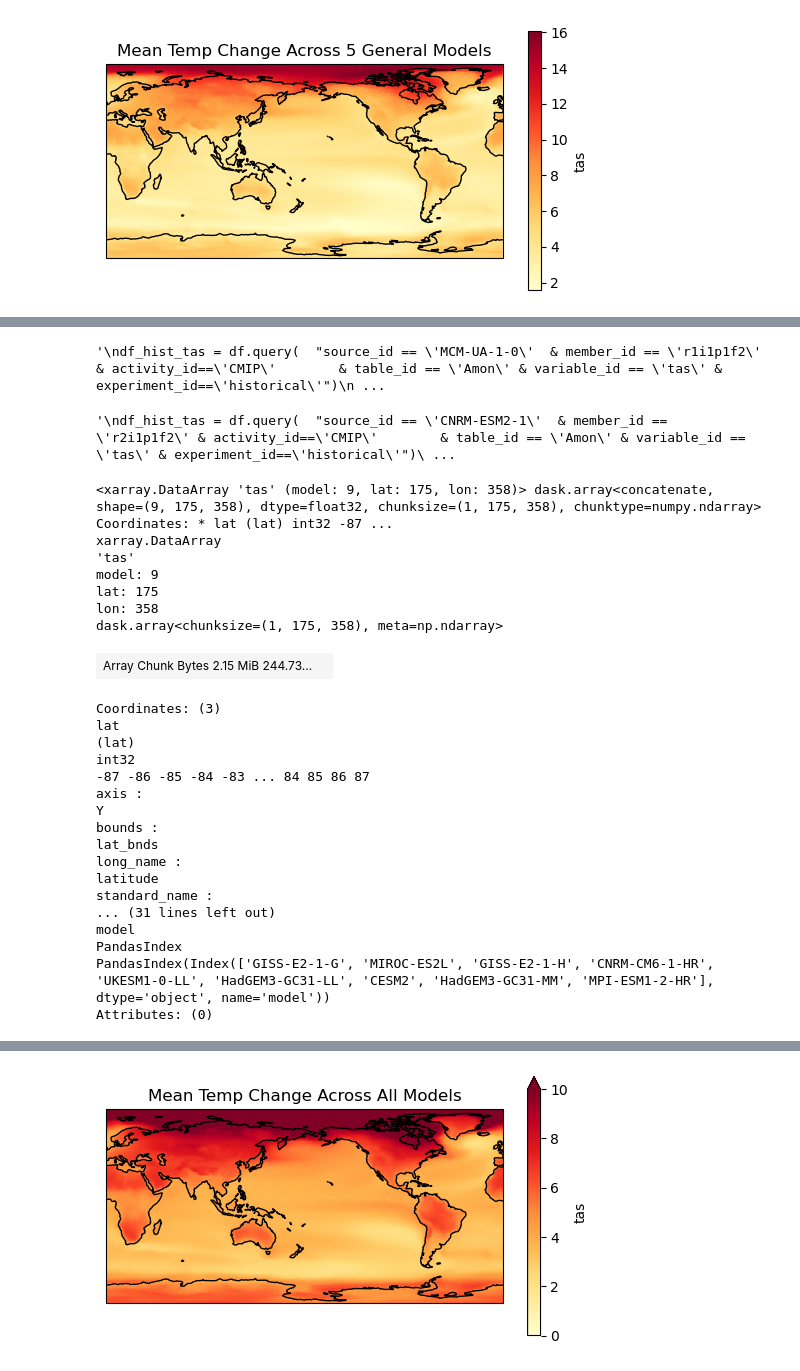
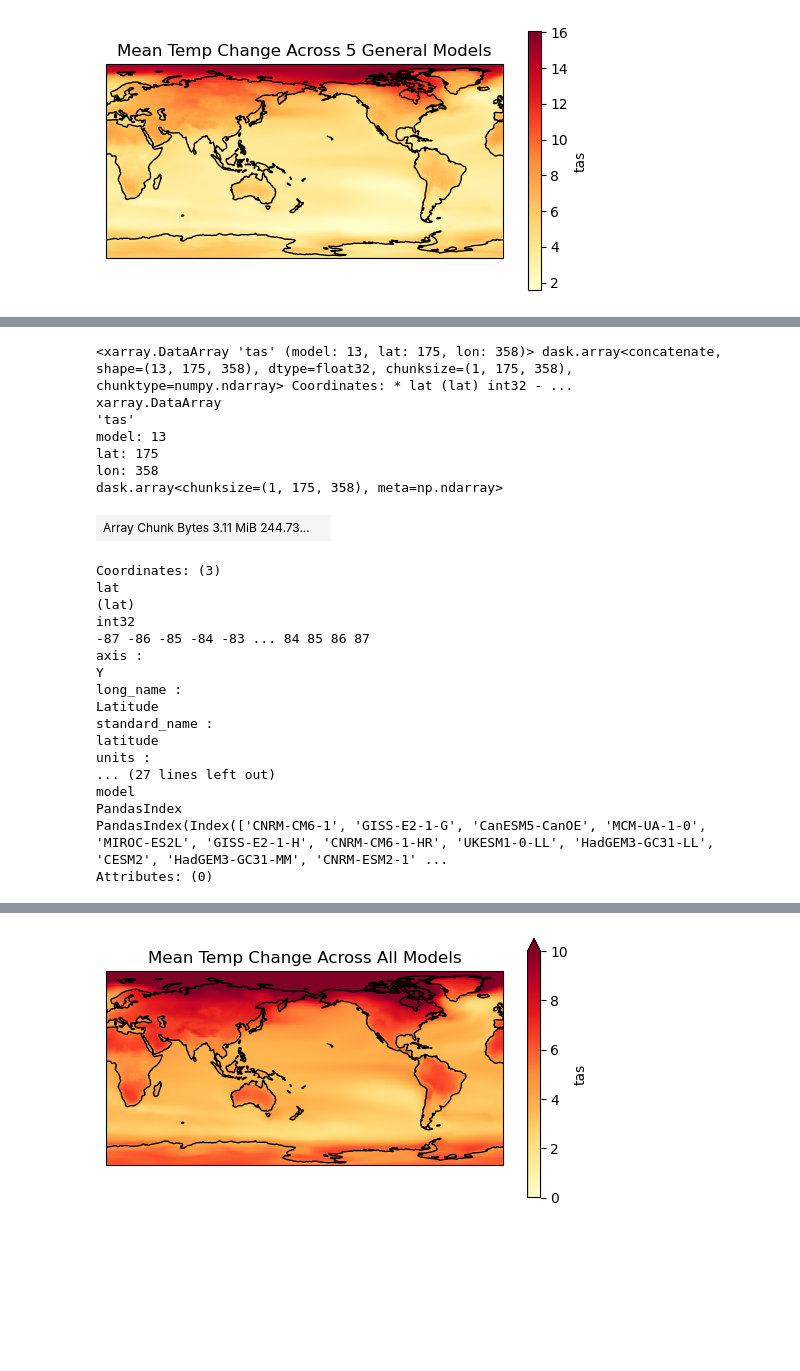
Before and after one commit to jinnayoon/cmip6-tempchangeproj, a Jupyter notebook: regional_temp_ssp585.ipynb, the cells around one changed output, grey strips where cells are left out. Saved outputs shown, nothing was run; the diff lists cells and outputs as text; code cells hidden in the pictures; blank space fills up the shorter version.

```diff
--- a/regional_temp_ssp585.ipynb
+++ b/regional_temp_ssp585.ipynb
@@ -339,12 +312,12 @@ ds_12_models_list.append(ds_interp)
 # %%
 #query to individual model
-"""
-df_hist_tas = df.query(  "source_id == 'MCM-UA-1-0'  & member_id == 'r1i1p1f2' & activity_id=='CMIP'        & table_id == 'Amon' & variable_id == 'tas' & experiment_id=='historical'")
-df_ssp585_tas = df.query("source_id == 'MCM-UA-1-0' & member_id == 'r1i1p1f2' & activity_id=='ScenarioMIP' & table_id == 'Amon' & variable_id == 'tas' & experiment_id=='ssp585'")
+df_hist_tas = df.query(  "source_id == 'MCM-UA-1-0'  & member_id == 'r1i1p1f2'"
+                       "& activity_id=='CMIP'        & table_id == 'Amon' & variable_id == 'tas' & experiment_id=='historical'")
+df_ssp585_tas = df.query("source_id == 'MCM-UA-1-0' & member_id == 'r1i1p1f2'"
+                         "& activity_id=='ScenarioMIP' & table_id == 'Amon' & variable_id == 'tas' & experiment_id=='ssp585'")
 #load in data into dataset
 ds_hist_tas   =load_zarr_dset(df_hist_tas)
 ds_ssp585_tas =load_zarr_dset(df_ssp585_tas)
-#concat data
 #rename latitude and longitude to lat/lon for consistency
 ds_hist_tas = ds_hist_tas.rename({'latitude': 'lat', 'longitude': 'lon'})
 ds_ssp585_tas = ds_ssp585_tas.rename({'latitude': 'lat', 'longitude': 'lon'})
@@ -354,9 +327,5 @@ ssp585_tas= ds_ssp585_tas.tas.sel(time=slice('2089','2099'))
 dtas = ssp585_tas.mean('time')-hist_tas.mean('time')
 ds_interp = dtas.interp(lat = new_lats, lon = new_lons)
 ds_interp= ds_interp.assign_coords(model = ds_hist_tas.source_id)
-#print(ds_interp)
-ds_12_models_list.append(ds_interp)
-"""
+ds_list_2.append(ds_interp)
-# %% [output]
-'\ndf_hist_tas = df.query(  "source_id == \'MCM-UA-1-0\'  & member_id == \'r1i1p1f2\' & activity_id==\'CMIP\'        & table_id == \'Amon\' & variable_id == \'tas\' & experiment_id==\'historical\'")\n ...
 # %%
@@ -432,6 +406,8 @@ ds_12_models_list.append(ds_interp)
 # %%
-df_hist_tas = df.query(  "source_id == 'CESM2'  & member_id == 'r4i1p1f1' & activity_id=='CMIP'        & table_id == 'Amon' & variable_id == 'tas' & experiment_id=='historical'")
-df_ssp585_tas = df.query("source_id == 'CESM2'  & member_id == 'r4i1p1f1' & activity_id=='ScenarioMIP' & table_id == 'Amon' & variable_id == 'tas' & experiment_id=='ssp585'")
+df_hist_tas = df.query(  "source_id == 'CESM2'  & member_id == 'r4i1p1f1'"
+                       "& activity_id=='CMIP'        & table_id == 'Amon' & variable_id == 'tas' & experiment_id=='historical'")
+df_ssp585_tas = df.query("source_id == 'CESM2'  & member_id == 'r4i1p1f1'"
+                         "& activity_id=='ScenarioMIP' & table_id == 'Amon' & variable_id == 'tas' & experiment_id=='ssp585'")
 #load in data into dataset
 ds_hist_tas   =load_zarr_dset(df_hist_tas)
 ds_ssp585_tas =load_zarr_dset(df_ssp585_tas)
@@ -441,11 +417,12 @@ ssp585_tas= ds_ssp585_tas.tas.sel(time=slice('2089','2099'))
 dtas = ssp585_tas.mean('time')-hist_tas.mean('time')
 ds_interp = dtas.interp(lat = new_lats, lon = new_lons)
 ds_interp= ds_interp.assign_coords(model = ds_hist_tas.source_id)
-#print(ds_interp)
-ds_12_models_list.append(ds_interp)
+ds_list_2.append(ds_interp)
 # %%
-df_hist_tas = df.query(  "source_id == 'HadGEM3-GC31-MM'  & member_id == 'r1i1p1f3' & activity_id=='CMIP'        & table_id == 'Amon' & variable_id == 'tas' & experiment_id=='historical'")
-df_ssp585_tas = df.query("source_id == 'HadGEM3-GC31-MM'  & member_id == 'r1i1p1f3' & activity_id=='ScenarioMIP' & table_id == 'Amon' & variable_id == 'tas' & experiment_id=='ssp585'")
+df_hist_tas = df.query(  "source_id == 'HadGEM3-GC31-MM'  & member_id == 'r1i1p1f3'"
+                       "& activity_id=='CMIP'        & table_id == 'Amon' & variable_id == 'tas' & experiment_id=='historical'")
+df_ssp585_tas = df.query("source_id == 'HadGEM3-GC31-MM'  & member_id == 'r1i1p1f3'"
+                         "& activity_id=='ScenarioMIP' & table_id == 'Amon' & variable_id == 'tas' & experiment_id=='ssp585'")
 ds_hist_tas   =load_zarr_dset(df_hist_tas)
 ds_ssp585_tas =load_zarr_dset(df_ssp585_tas)
 #slicing and taking diff
@@ -454,12 +431,12 @@ ssp585_tas= ds_ssp585_tas.tas.sel(time=slice('2089','2099'))
 dtas = ssp585_tas.mean('time')-hist_tas.mean('time')
 ds_interp = dtas.interp(lat = new_lats, lon = new_lons)
 ds_interp= ds_interp.assign_coords(model = ds_hist_tas.source_id)
-#print(ds_interp)
-ds_12_models_list.append(ds_interp)
+ds_list_2.append(ds_interp)
 # %%
-"""
-df_hist_tas = df.query(  "source_id == 'CNRM-ESM2-1'  & member_id == 'r2i1p1f2' & activity_id=='CMIP'        & table_id == 'Amon' & variable_id == 'tas' & experiment_id=='historical'")
-df_ssp585_tas = df.query("source_id == 'CNRM-ESM2-1'  & member_id == 'r2i1p1f2' & activity_id=='ScenarioMIP' & table_id == 'Amon' & variable_id == 'tas' & experiment_id=='ssp585'")
+df_hist_tas = df.query(  "source_id == 'CNRM-ESM2-1'  & member_id == 'r2i1p1f2'"
+                       "& activity_id=='CMIP'        & table_id == 'Amon' & variable_id == 'tas' & experiment_id=='historical'")
+df_ssp585_tas = df.query("source_id == 'CNRM-ESM2-1'  & member_id == 'r2i1p1f2'"
+                         "& activity_id=='ScenarioMIP' & table_id == 'Amon' & variable_id == 'tas' & experiment_id=='ssp585'")
 ds_hist_tas   =load_zarr_dset(df_hist_tas)
 ds_ssp585_tas =load_zarr_dset(df_ssp585_tas)
 #slicing and taking diff
@@ -468,14 +445,12 @@ ssp585_tas= ds_ssp585_tas.tas.sel(time=slice('2089','2099'))
 dtas = ssp585_tas.mean('time')-hist_tas.mean('time')
 ds_interp = dtas.interp(lat = new_lats, lon = new_lons)
 ds_interp= ds_interp.assign_coords(model = ds_hist_tas.source_id)
-#print(ds_interp)
-ds_12_models_list.append(ds_interp)
-"""
+ds_list_2.append(ds_interp)
-# %% [output]
-'\ndf_hist_tas = df.query(  "source_id == \'CNRM-ESM2-1\'  & member_id == \'r2i1p1f2\' & activity_id==\'CMIP\'        & table_id == \'Amon\' & variable_id == \'tas\' & experiment_id==\'historical\'")\ ...
 # %%
-df_hist_tas = df.query(  "source_id == 'MPI-ESM1-2-HR'  & member_id == 'r2i1p1f1' & activity_id=='CMIP'        & table_id == 'Amon' & variable_id == 'tas' & experiment_id=='historical'")
-df_ssp585_tas = df.query("source_id == 'MPI-ESM1-2-HR'  & member_id == 'r2i1p1f1' & activity_id=='ScenarioMIP' & table_id == 'Amon' & variable_id == 'tas' & experiment_id=='ssp585'")
+df_hist_tas = df.query(  "source_id == 'MPI-ESM1-2-HR'  & member_id == 'r2i1p1f1'"
+                       "& activity_id=='CMIP'        & table_id == 'Amon' & variable_id == 'tas' & experiment_id=='historical'")
+df_ssp585_tas = df.query("source_id == 'MPI-ESM1-2-HR'  & member_id == 'r2i1p1f1'"
+                         "& activity_id=='ScenarioMIP' & table_id == 'Amon' & variable_id == 'tas' & experiment_id=='ssp585'")
 ds_hist_tas   =load_zarr_dset(df_hist_tas)
 ds_ssp585_tas =load_zarr_dset(df_ssp585_tas)
 #slicing and taking diff
@@ -484,21 +459,20 @@ ssp585_tas= ds_ssp585_tas.tas.sel(time=slice('2089','2099'))
 dtas = ssp585_tas.mean('time')-hist_tas.mean('time')
 ds_interp = dtas.interp(lat = new_lats, lon = new_lons)
 ds_interp= ds_interp.assign_coords(model = ds_hist_tas.source_id)
-#print(ds_interp)
-ds_12_models_list.append(ds_interp)
+ds_list_2.append(ds_interp)
 # %%
-ds_12_models = xr.concat(ds_12_models_list, dim = 'model', coords = 'minimal', compat = 'override')
-ds_12_models = ds_12_models.drop_vars('height')
-ds_12_models
+ds_13_models = xr.concat(ds_list_2, dim = 'model', coords = 'minimal', compat = 'override')
+ds_13_models = ds_13_models.drop_vars('height')
+ds_13_models
 # %% [output]
-<xarray.DataArray 'tas' (model: 9, lat: 175, lon: 358)> dask.array<concatenate, shape=(9, 175, 358), dtype=float32, chunksize=(1, 175, 358), chunktype=numpy.ndarray> Coordinates: * lat (lat) int32 -87 ...
+<xarray.DataArray 'tas' (model: 13, lat: 175, lon: 358)> dask.array<concatenate, shape=(13, 175, 358), dtype=float32, chunksize=(1, 175, 358), chunktype=numpy.ndarray> Coordinates: * lat (lat) int32 - ...
 xarray.DataArray
 'tas'
-model: 9
+model: 13
 lat: 175
 lon: 358
 dask.array<chunksize=(1, 175, 358), meta=np.ndarray>
-| Array Chunk Bytes 2.15 MiB 244.73... |  |
+| Array Chunk Bytes 3.11 MiB 244.73... |  |
 Coordinates: (3)
 lat
 (lat)
@@ -506,14 +480,14 @@ int32
 -87 -86 -85 -84 -83 ... 84 85 86 87
 axis :
 Y
-bounds :
-lat_bnds
 long_name :
+Latitude
+standard_name :
 latitude
-standard_name :
-... (31 lines left out)
+units :
+... (27 lines left out)
 model
 PandasIndex
-PandasIndex(Index(['GISS-E2-1-G', 'MIROC-ES2L', 'GISS-E2-1-H', 'CNRM-CM6-1-HR', 'UKESM1-0-LL', 'HadGEM3-GC31-LL', 'CESM2', 'HadGEM3-GC31-MM', 'MPI-ESM1-2-HR'], dtype='object', name='model'))
+PandasIndex(Index(['CNRM-CM6-1', 'GISS-E2-1-G', 'CanESM5-CanOE', 'MCM-UA-1-0', 'MIROC-ES2L', 'GISS-E2-1-H', 'CNRM-CM6-1-HR', 'UKESM1-0-LL', 'HadGEM3-GC31-LL', 'CESM2', 'HadGEM3-GC31-MM', 'CNRM-ESM2-1' ...
 Attributes: (0)
 # %%
```
Also changed, not shown: parts of 21 cells of this notebook, 6 other files.
